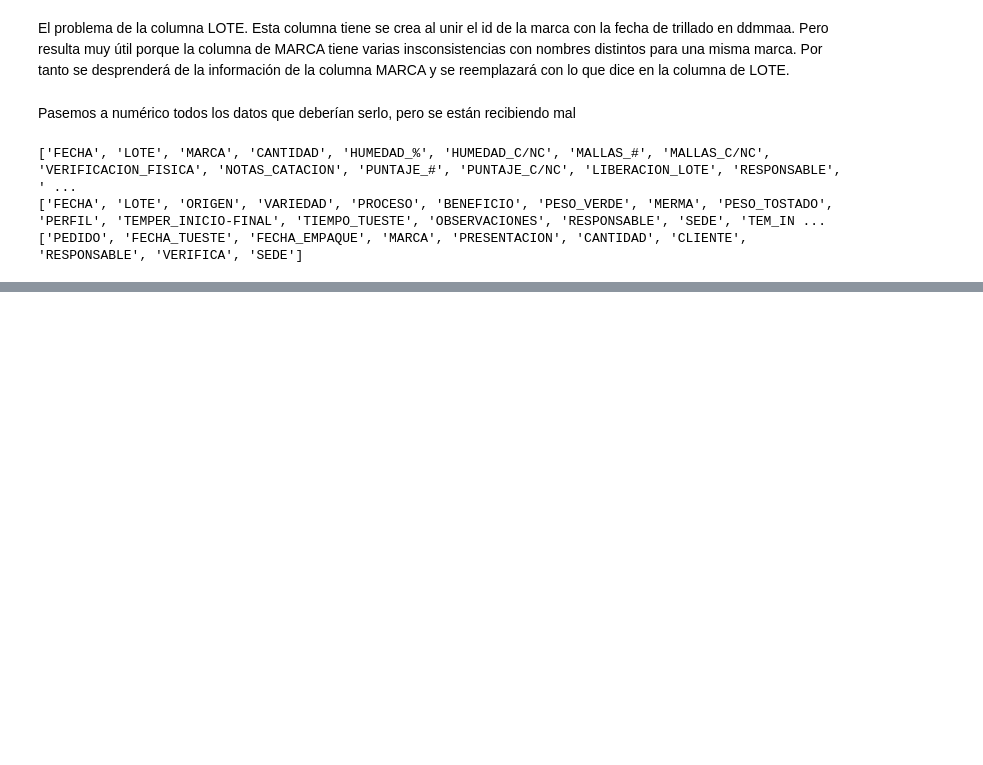
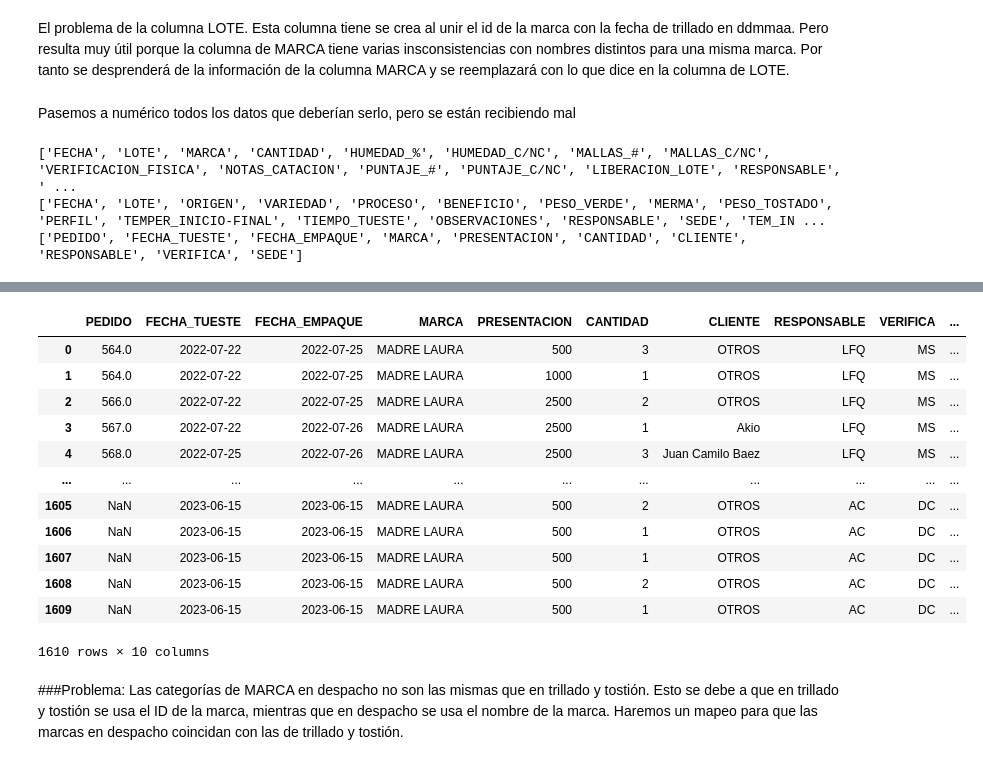
Before and after one commit to Din0Dan1/Cafe-Campesino, a Jupyter notebook: seg_cafe_campesino.ipynb, the cells around one changed output, grey strips where cells are left out. Cells and saved outputs as stored; diff of their text form; code cells hidden in the pictures; blank space fills up the shorter version.

```diff
--- a/seg_cafe_campesino.ipynb
+++ b/seg_cafe_campesino.ipynb
@@ -369,0 +503,22 @@ df_trillado
+# %%
+top_clientes = df_despacho['CLIENTE'].value_counts().nlargest(19).index
+df_despacho['CLIENTE'] = df_despacho['CLIENTE'].where(df_despacho['CLIENTE'].isin(top_clientes), 'OTROS')
+# %%
+df_despacho
+# %% [output]
+|  | PEDIDO | FECHA_TUESTE | FECHA_EMPAQUE | MARCA | PRESENTACION | CANTIDAD | CLIENTE | RESPONSABLE | VERIFICA | ... |
+| 0 | 564.0 | 2022-07-22 | 2022-07-25 | MADRE LAURA | 500 | 3 | OTROS | LFQ | MS | ... |
+| 1 | 564.0 | 2022-07-22 | 2022-07-25 | MADRE LAURA | 1000 | 1 | OTROS | LFQ | MS | ... |
+| 2 | 566.0 | 2022-07-22 | 2022-07-25 | MADRE LAURA | 2500 | 2 | OTROS | LFQ | MS | ... |
+| 3 | 567.0 | 2022-07-22 | 2022-07-26 | MADRE LAURA | 2500 | 1 | Akio | LFQ | MS | ... |
+| 4 | 568.0 | 2022-07-25 | 2022-07-26 | MADRE LAURA | 2500 | 3 | Juan Camilo Baez | LFQ | MS | ... |
+| ... | ... | ... | ... | ... | ... | ... | ... | ... | ... | ... |
+| 1605 | NaN | 2023-06-15 | 2023-06-15 | MADRE LAURA | 500 | 2 | OTROS | AC | DC | ... |
+| 1606 | NaN | 2023-06-15 | 2023-06-15 | MADRE LAURA | 500 | 1 | OTROS | AC | DC | ... |
+| 1607 | NaN | 2023-06-15 | 2023-06-15 | MADRE LAURA | 500 | 1 | OTROS | AC | DC | ... |
+| 1608 | NaN | 2023-06-15 | 2023-06-15 | MADRE LAURA | 500 | 2 | OTROS | AC | DC | ... |
+| 1609 | NaN | 2023-06-15 | 2023-06-15 | MADRE LAURA | 500 | 1 | OTROS | AC | DC | ... |
+1610 rows × 10 columns
+# %% [markdown]
+###Problema:
+Las categorías de MARCA en despacho no son las mismas que en trillado y tostión. Esto se debe a que en trillado y tostión se usa el ID de la marca, mientras que en despacho se usa el nombre de la marca. Haremos un mapeo para que las marcas en despacho coincidan con las de trillado y tostión.
```
Also changed, not shown: parts of 46 cells of this notebook.
